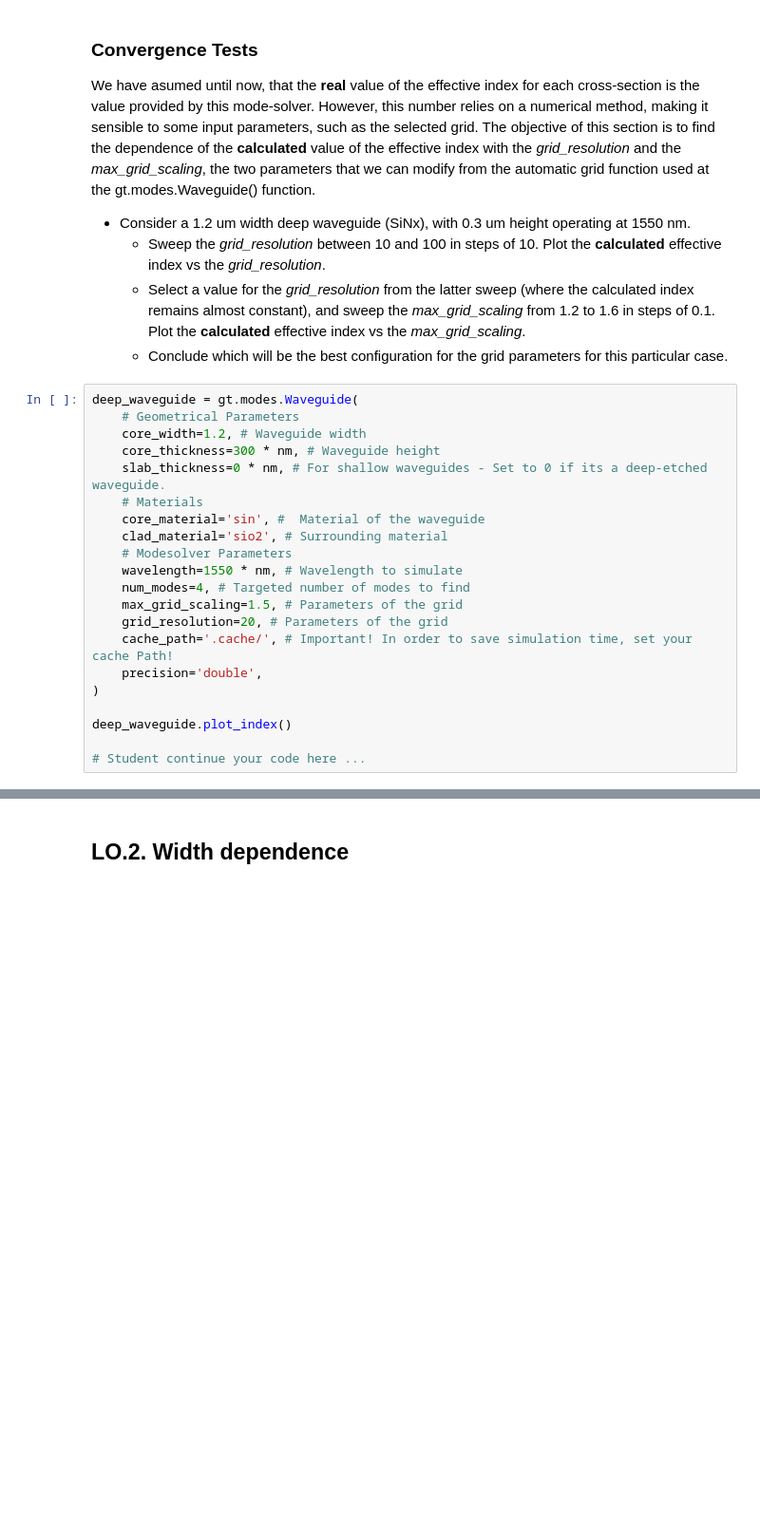
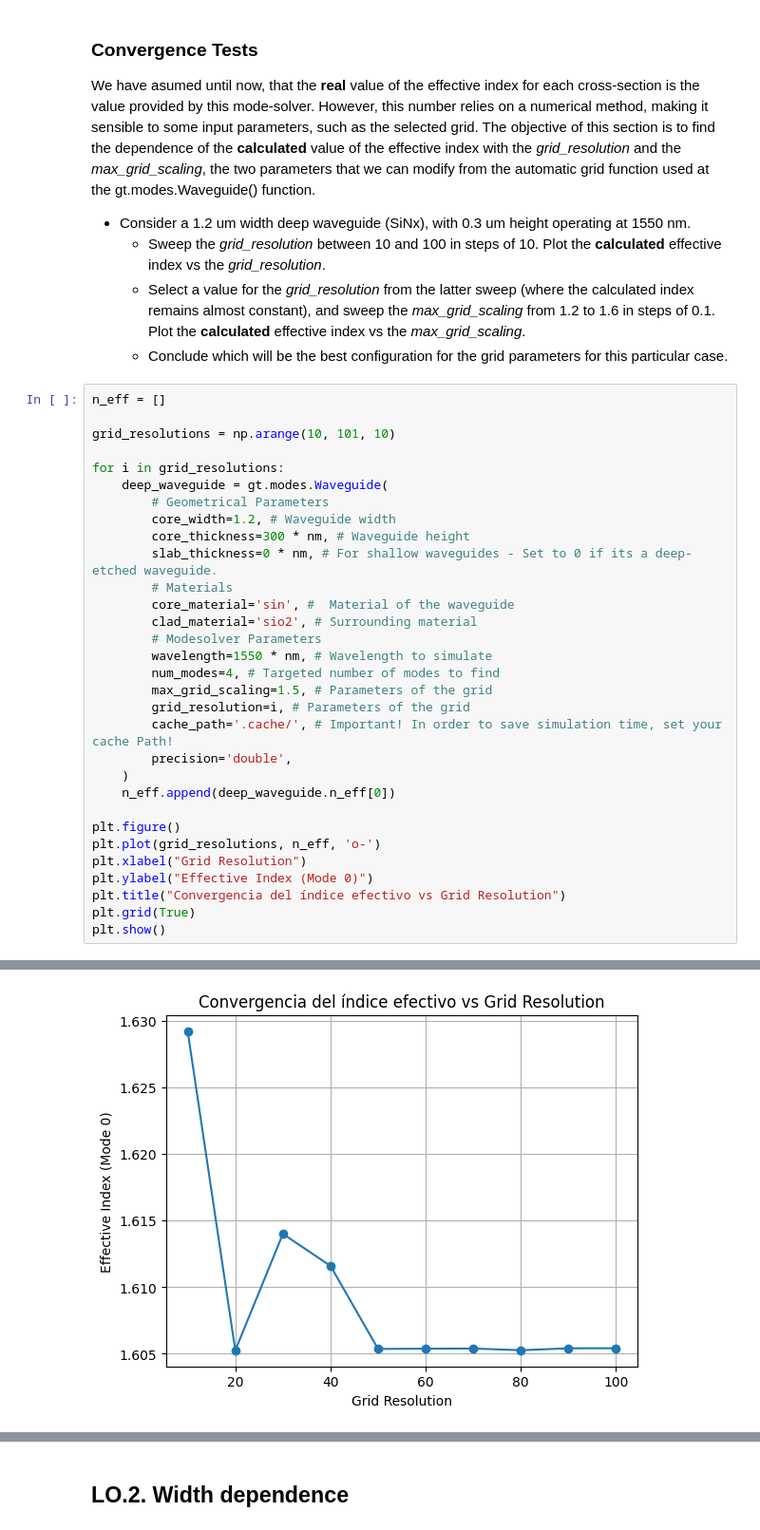
Before and after one commit to davidalcarria/pic-upv-lab1, a Jupyter notebook: WAVEGUIDES_Student.ipynb, the cells around one changed output, grey strips where cells are left out. Shown at 95% size. Cells and saved outputs as stored; diff of their text form; blank space fills up the shorter version.

```diff
--- a/WAVEGUIDES_Student.ipynb
+++ b/WAVEGUIDES_Student.ipynb
@@ -43,23 +43,34 @@ We have asumed until now, that the **real** value of the effective index for eac
     - Select a value for the *grid_resolution* from the latter sweep (where the calculated index remains almost constant), and sweep the *max_grid_scaling* from 1.2 to 1.6 in steps of 0.1. Plot the **calculated** effective index vs the *max_grid_scaling*.
     - Conclude which will be the best configuration for the grid parameters for this particular case.
 # %%
-deep_waveguide = gt.modes.Waveguide(
-    # Geometrical Parameters
-    core_width=1.2, # Waveguide width
-    core_thickness=300 * nm, # Waveguide height
-    slab_thickness=0 * nm, # For shallow waveguides - Set to 0 if its a deep-etched waveguide.
-    # Materials
-    core_material='sin', #  Material of the waveguide
-    clad_material='sio2', # Surrounding material
-    # Modesolver Parameters
-    wavelength=1550 * nm, # Wavelength to simulate
-    num_modes=4, # Targeted number of modes to find
-    max_grid_scaling=1.5, # Parameters of the grid
-    grid_resolution=20, # Parameters of the grid
-    cache_path='.cache/', # Important! In order to save simulation time, set your cache Path!
-    precision='double',
-)
+n_eff = []
 
-deep_waveguide.plot_index()
+grid_resolutions = np.arange(10, 101, 10)
 
-# Student continue your code here ...
+for i in grid_resolutions:
+    deep_waveguide = gt.modes.Waveguide(
+        # Geometrical Parameters
+        core_width=1.2, # Waveguide width
+        core_thickness=300 * nm, # Waveguide height
+        slab_thickness=0 * nm, # For shallow waveguides - Set to 0 if its a deep-etched waveguide.
+        # Materials
+        core_material='sin', #  Material of the waveguide
+        clad_material='sio2', # Surrounding material
+        # Modesolver Parameters
+        wavelength=1550 * nm, # Wavelength to simulate
+        num_modes=4, # Targeted number of modes to find
+        max_grid_scaling=1.5, # Parameters of the grid
+        grid_resolution=i, # Parameters of the grid
+        cache_path='.cache/', # Important! In order to save simulation time, set your cache Path!
+        precision='double',
+    )
+    n_eff.append(deep_waveguide.n_eff[0])
+
+plt.figure()
+plt.plot(grid_resolutions, n_eff, 'o-')
+plt.xlabel("Grid Resolution")
+plt.ylabel("Effective Index (Mode 0)")
+plt.title("Convergencia del índice efectivo vs Grid Resolution")
+plt.grid(True)
+plt.show()
+# %% [output]
@@ -65,0 +99 @@ deep_waveguide.plot_index()
+[figure, added]
```
Also changed, not shown: parts of 9 cells of this notebook.
